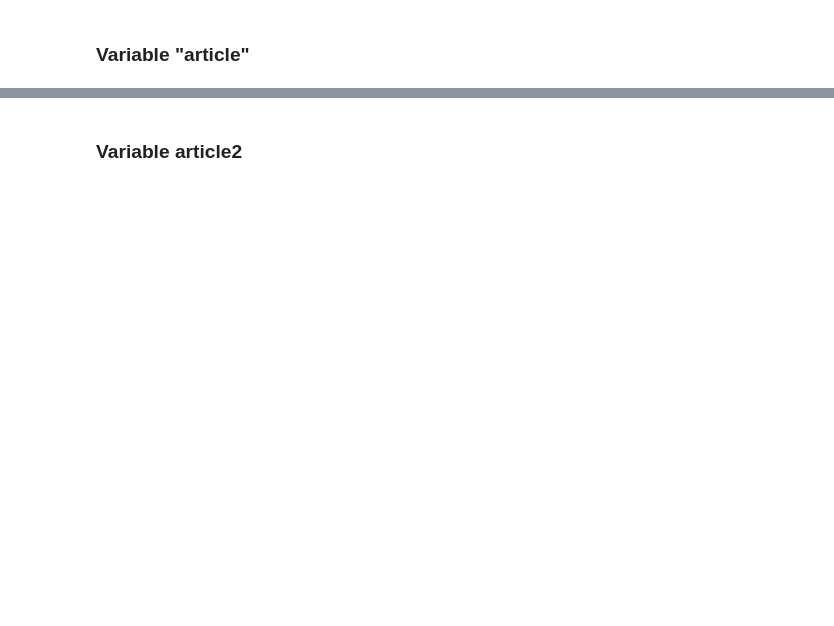
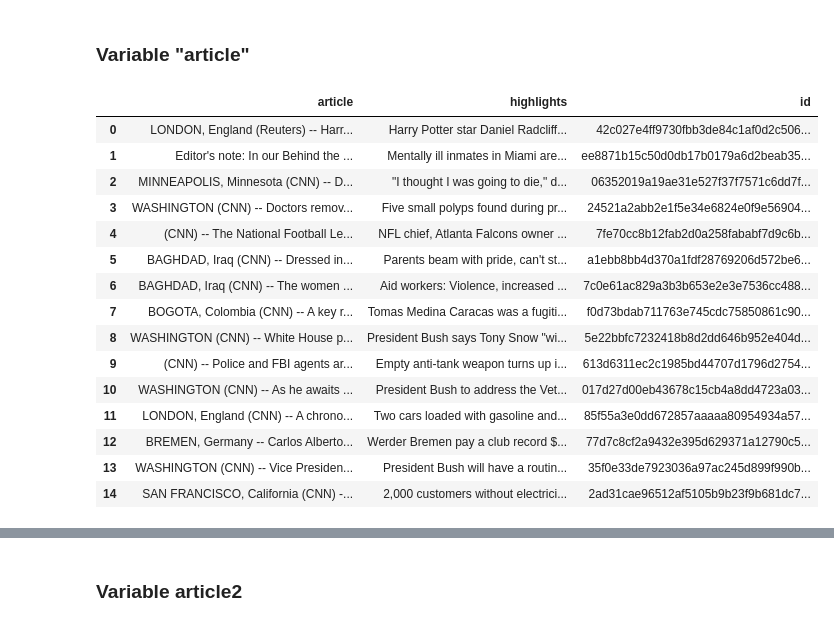
Before and after one commit to andressj1/Prueba-Tecnica, a Jupyter notebook: Copia_de_Prueba_Técnica.ipynb, the cells around one changed output, grey strips where cells are left out. Drawn from its saved outputs; the diff is of its cells as text; code cells hidden in the pictures; blank space fills up the shorter version.

```diff
--- a/Copia_de_Prueba_Técnica.ipynb
+++ b/Copia_de_Prueba_Técnica.ipynb
@@ -143,7 +106,24 @@ df['highlights'] = df['highlights'].str.replace('NEW:', '', regex=False) #Elimin
 # %% [markdown]
 ### Variable "article"
 # %%
-df['article'] = df['article'].str.replace(r'E-mail to a friend*', '', regex=True) #Elimina "E-mail to a friend*" y su continuación
-#df.head(15)
+df['article'] = df['article'].str.replace(r'E-mail to a friend.*', '', regex=True) #Elimina "E-mail to a friend*" y su continuación
+df.head(15)
+# %% [output]
+|  | article | highlights | id |
+| 0 | LONDON, England (Reuters) -- Harr... | Harry Potter star Daniel Radcliff... | 42c027e4ff9730fbb3de84c1af0d2c506... |
+| 1 | Editor's note: In our Behind the ... | Mentally ill inmates in Miami are... | ee8871b15c50d0db17b0179a6d2beab35... |
+| 2 | MINNEAPOLIS, Minnesota (CNN) -- D... | "I thought I was going to die," d... | 06352019a19ae31e527f37f7571c6dd7f... |
+| 3 | WASHINGTON (CNN) -- Doctors remov... | Five small polyps found during pr... | 24521a2abb2e1f5e34e6824e0f9e56904... |
+| 4 | (CNN) -- The National Football Le... | NFL chief, Atlanta Falcons owner ... | 7fe70cc8b12fab2d0a258fababf7d9c6b... |
+| 5 | BAGHDAD, Iraq (CNN) -- Dressed in... | Parents beam with pride, can't st... | a1ebb8bb4d370a1fdf28769206d572be6... |
+| 6 | BAGHDAD, Iraq (CNN) -- The women ... | Aid workers: Violence, increased ... | 7c0e61ac829a3b3b653e2e3e7536cc488... |
+| 7 | BOGOTA, Colombia (CNN) -- A key r... | Tomas Medina Caracas was a fugiti... | f0d73bdab711763e745cdc75850861c90... |
+| 8 | WASHINGTON (CNN) -- White House p... | President Bush says Tony Snow "wi... | 5e22bbfc7232418b8d2dd646b952e404d... |
+| 9 | (CNN) -- Police and FBI agents ar... | Empty anti-tank weapon turns up i... | 613d6311ec2c1985bd44707d1796d2754... |
+| 10 | WASHINGTON (CNN) -- As he awaits ... | President Bush to address the Vet... | 017d27d00eb43678c15cb4a8dd4723a03... |
+| 11 | LONDON, England (CNN) -- A chrono... | Two cars loaded with gasoline and... | 85f55a3e0dd672857aaaaa80954934a57... |
+| 12 | BREMEN, Germany -- Carlos Alberto... | Werder Bremen pay a club record $... | 77d7c8cf2a9432e395d629371a12790c5... |
+| 13 | WASHINGTON (CNN) -- Vice Presiden... | President Bush will have a routin... | 35f0e33de7923036a97ac245d899f990b... |
+| 14 | SAN FRANCISCO, California (CNN) -... | 2,000 customers without electrici... | 2ad31cae96512af5105b9b23f9b681dc7... |
 # %%
 df[['new', 'article2']] = df['article'].str.split(r'--', n=1, expand=True) #Separa la columna "article" por el delimitador "--"
```
Also changed, not shown: parts of 13 cells of this notebook.
